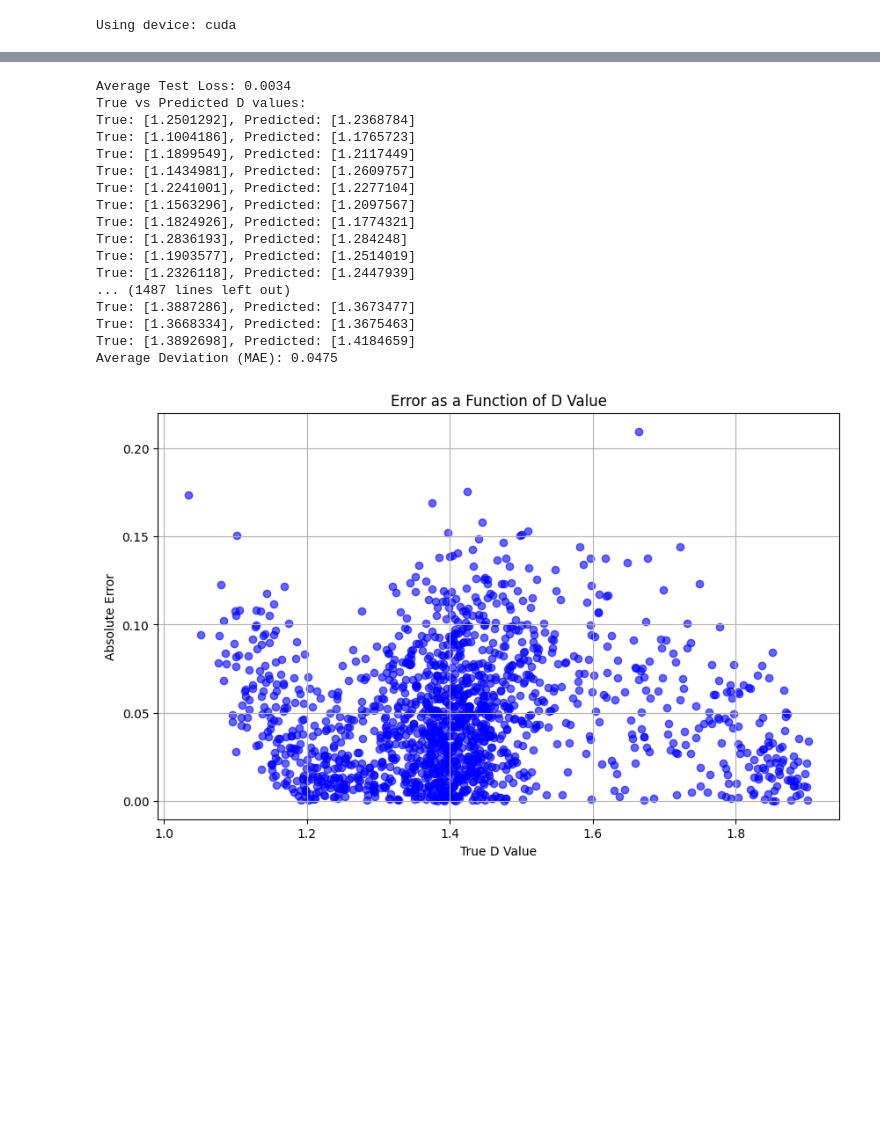
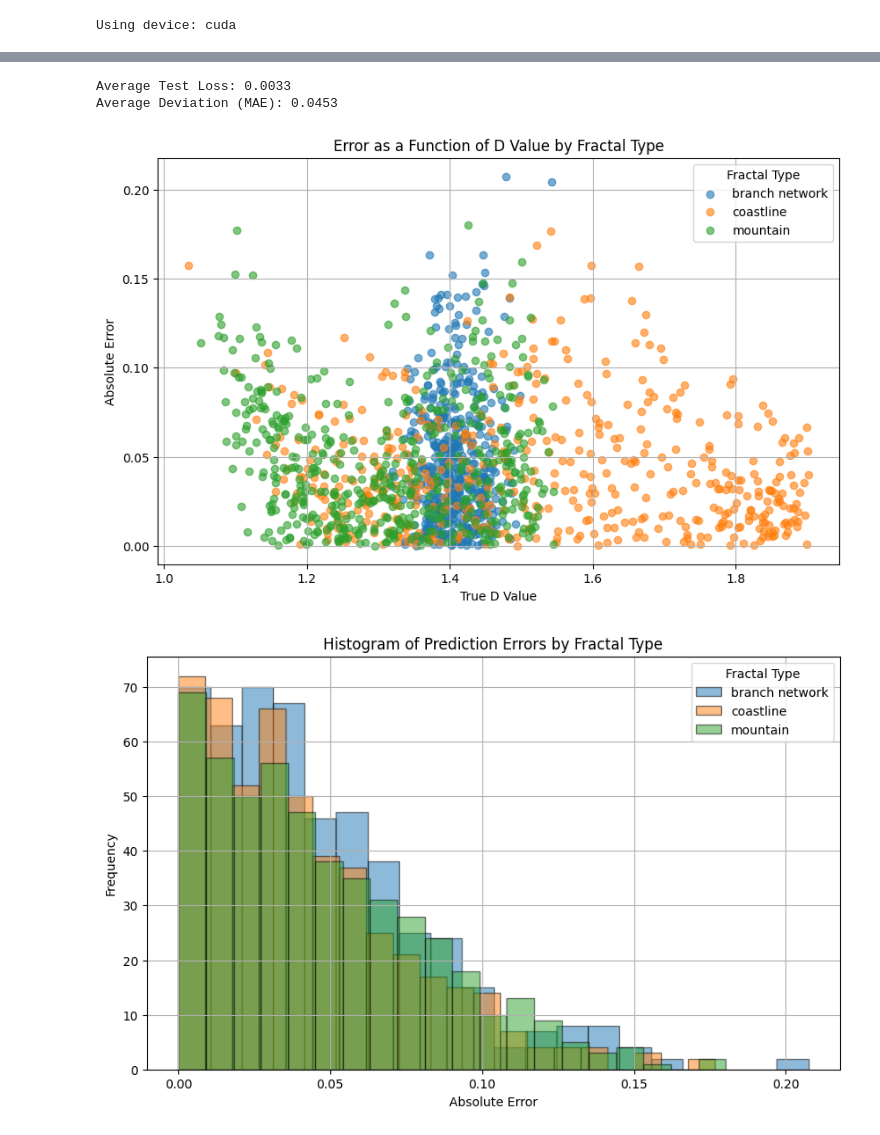
Before and after one commit to apdill/FractalFluency, a Jupyter notebook: notebooks/fluency.ipynb, the cells around one changed output, grey strips where cells are left out. Drawn from its saved outputs; the diff is of its cells as text; code cells hidden in the pictures; blank space fills up the shorter version.

Commit message:
made new plotting functions for test/eval data

```diff
--- a/notebooks/fluency.ipynb
+++ b/notebooks/fluency.ipynb
@@ -146,5 +350,4 @@ Epoch [10/10], Loss: 0.0030
 # %%
-# Paths to your test dataset and labels
 test_image_dir = r'/home/apd/Projects/FractalFluency/datasets/first_batch'
 test_labels_dir = r'/home/apd/Projects/FractalFluency/datasets/first_batch/labels.csv'
 
@@ -160,83 +363,57 @@ test_loader = DataLoader(
     test_dataset,
     batch_size=32,
     shuffle=False,
-    num_workers=4,         # Adjust based on your CPU cores
-    pin_memory=True        # Speeds up data transfer to GPU
+    num_workers=4,
+    pin_memory=True
 )
 
 # Set the model to evaluation mode
 model.eval()
 
 # Initialize variables to store test results
 test_loss = 0.0
 criterion = nn.MSELoss()
 predictions = []
 true_values = []
+fractal_types = []  # To store fractal types
 
 # Disable gradient computation for testing
 with torch.no_grad():
-    for images, labels in test_loader:
-        # Move images and labels to the same device as the model
+    for images, labels, types in test_loader:
+
         images = images.to(device)
         labels = labels.to(device)
 
-        # Reshape labels to match the output shape
         labels = labels.view(-1, 1)
 
-        # Forward pass: compute predicted outputs by passing inputs to the model
         outputs = model(images)
 
-        # Calculate the loss
         loss = criterion(outputs, labels)
         test_loss += loss.item()
 
-        # Store predictions and true values for further analysis
         predictions.extend(outputs.cpu().numpy())
         true_values.extend(labels.cpu().numpy())
+        fractal_types.extend(types)
 
-# Compute the average test loss
+
+predictions = np.array(predictions).flatten()
+true_values = np.array(true_values).flatten()
+fractal_types = np.array(fractal_types)
+
+errors = np.abs(predictions - true_values)
+mae = np.mean(errors)
+
 test_loss /= len(test_loader)
+
 print(f'Average Test Loss: {test_loss:.4f}')
-
-# Calculate the Mean Absolute Error (MAE)
-predictions = np.array(predictions)
-true_values = np.array(true_values)
-mae = np.mean(np.abs(predictions - true_values))
-
-# Print or plot the comparison
-print("True vs Predicted D values:")
-for true, pred in zip(true_values, predictions):
-    print(f"True: {true}, Predicted: {pred}")
-
 print(f'Average Deviation (MAE): {mae:.4f}')
 
-# Calculate the error for each prediction
-errors = np.abs(predictions - true_values)
-
-# Plot error as a function of D value
-plt.figure(figsize=(10, 6))
-plt.scatter(true_values, errors, color='blue', alpha=0.6)
-plt.title('Error as a Function of D Value')
-plt.xlabel('True D Value')
-plt.ylabel('Absolute Error')
-plt.grid(True)
-plt.show()
+scatter_test_error(true_values, errors, fractal_types)
 # %% [output]
-Average Test Loss: 0.0034
-True vs Predicted D values:
-True: [1.2501292], Predicted: [1.2368784]
-True: [1.1004186], Predicted: [1.1765723]
-True: [1.1899549], Predicted: [1.2117449]
-True: [1.1434981], Predicted: [1.2609757]
-True: [1.2241001], Predicted: [1.2277104]
-True: [1.1563296], Predicted: [1.2097567]
-True: [1.1824926], Predicted: [1.1774321]
-True: [1.2836193], Predicted: [1.284248]
-True: [1.1903577], Predicted: [1.2514019]
-True: [1.2326118], Predicted: [1.2447939]
-... (1487 lines left out)
-True: [1.3887286], Predicted: [1.3673477]
-True: [1.3668334], Predicted: [1.3675463]
-True: [1.3892698], Predicted: [1.4184659]
-Average Deviation (MAE): 0.0475
+Average Test Loss: 0.0033
+Average Deviation (MAE): 0.0453
-[figure, old version]
+[figure, new version]
+# %%
+hist_test_error_type(errors, fractal_types)
+# %% [output]
+[figure, added]
```
Also changed, not shown: parts of 9 cells of this notebook.
